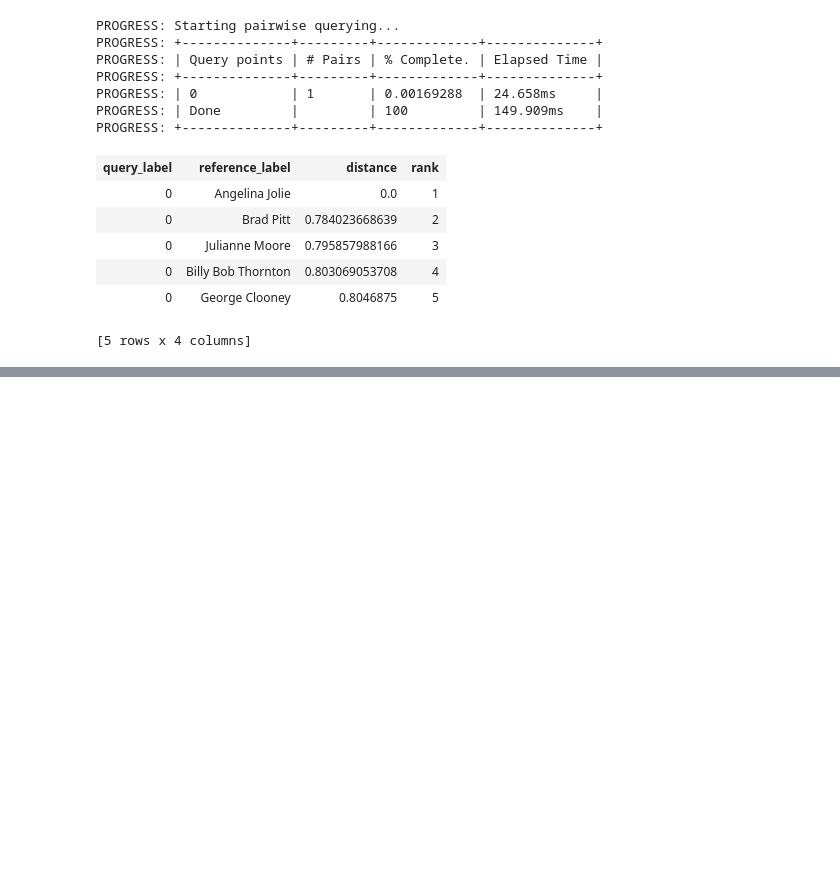
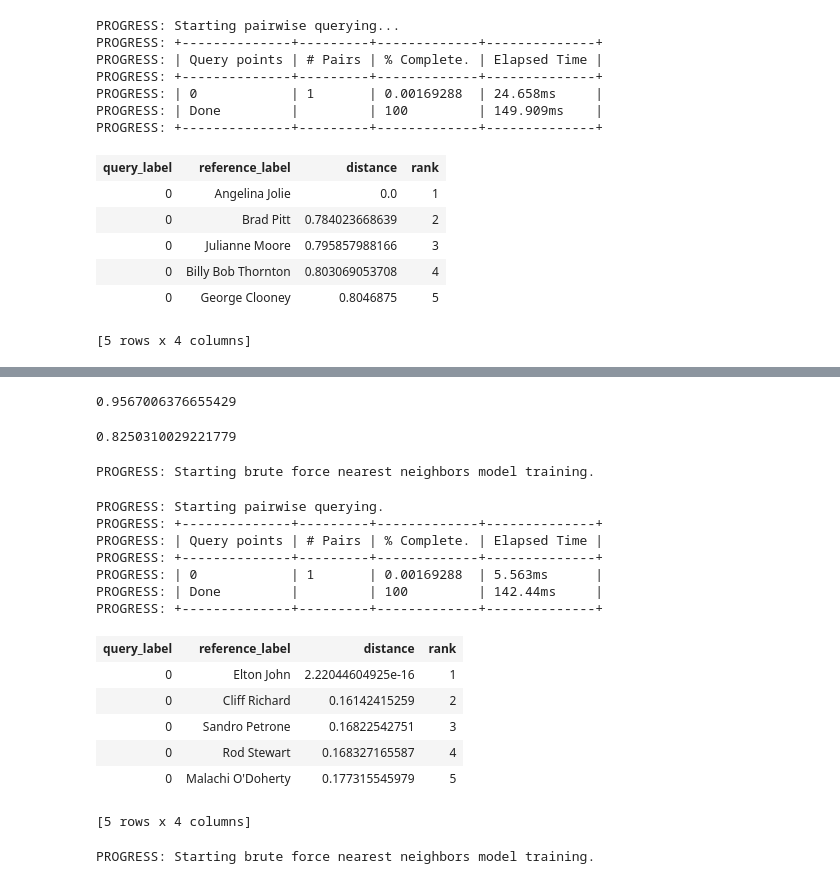
Before and after one commit to armanisakhani/MachineLearningSpecialization, a Jupyter notebook: week4/Document retrieval.ipynb, the cells around one changed output, grey strips where cells are left out. Drawn from its saved outputs; the diff is of its cells as text; code cells hidden in the pictures; blank space fills up the shorter version.

```diff
--- a/week4/Document retrieval.ipynb
+++ b/week4/Document retrieval.ipynb
@@ -297,0 +296,2 @@ dict
+# %%
+elton_john = people[people['name'] == 'Elton John']
@@ -297,0 +358,4 @@ dict
+# %%
+graphlab.distances.cosine(elton_john['tfidf'][0], v_beckham['tfidf'][0])
+# %% [output]
+0.9567006376655429
@@ -297,0 +364,29 @@ dict
+# %%
+graphlab.distances.cosine(elton_john['tfidf'][0], McCartney['tfidf'][0])
+# %% [output]
+0.8250310029221779
+# %%
+knn_model_word_count = graphlab.nearest_neighbors.create(people,features=['word_count'],label='name', distance= 'cosine')
+# %% [output]
+PROGRESS: Starting brute force nearest neighbors model training.
+# %%
+knn_model_word_count.query(elton_john)
+# %% [output]
+PROGRESS: Starting pairwise querying.
+PROGRESS: +--------------+---------+-------------+--------------+
+PROGRESS: | Query points | # Pairs | % Complete. | Elapsed Time |
+PROGRESS: +--------------+---------+-------------+--------------+
+PROGRESS: | 0            | 1       | 0.00169288  | 5.563ms      |
+PROGRESS: | Done         |         | 100         | 142.44ms     |
+PROGRESS: +--------------+---------+-------------+--------------+
+| query_label | reference_label | distance | rank |
+| 0 | Elton John | 2.22044604925e-16 | 1 |
+| 0 | Cliff Richard | 0.16142415259 | 2 |
+| 0 | Sandro Petrone | 0.16822542751 | 3 |
+| 0 | Rod Stewart | 0.168327165587 | 4 |
+| 0 | Malachi O'Doherty | 0.177315545979 | 5 |
+[5 rows x 4 columns]
+# %%
+knn_model_tfidf = graphlab.nearest_neighbors.create(people,features=['tfidf'],label='name', distance= 'cosine')
+# %% [output]
+PROGRESS: Starting brute force nearest neighbors model training.
```
Also changed, not shown: parts of 18 cells of this notebook.
